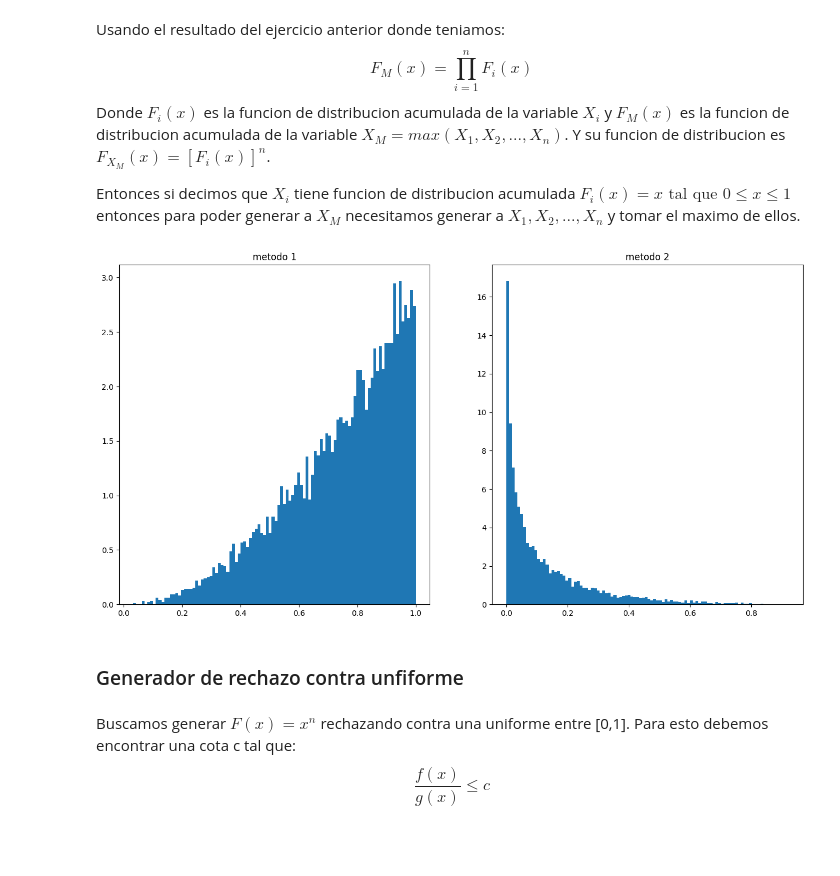
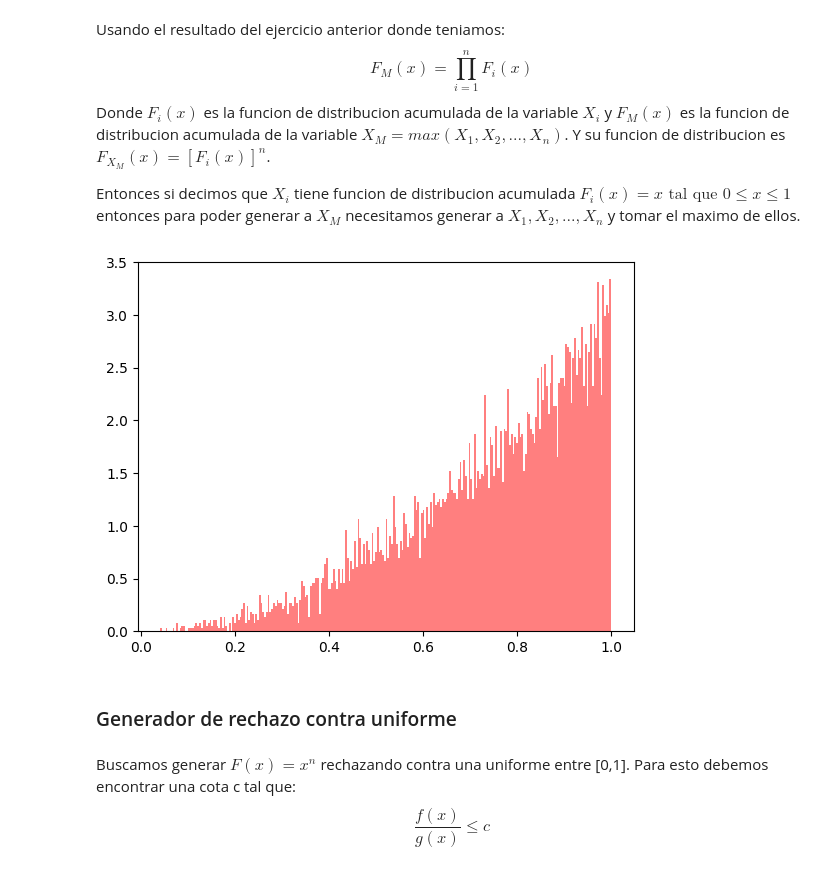
Before and after one commit to AdolfoBanchio/Famaf, a Jupyter notebook: 4to/Modelos y simulacion/Unidad 5-Generar VA continuas/practico5/ejercicio6.ipynb, the cells around one changed output. Drawn from its saved outputs; the diff is of its cells as text; code cells hidden in the pictures; blank space fills up the shorter version.

```diff
--- a/4to/Modelos y simulacion/Unidad 5-Generar VA continuas/practico5/ejercicio6.ipynb
+++ b/4to/Modelos y simulacion/Unidad 5-Generar VA continuas/practico5/ejercicio6.ipynb
@@ -90,18 +85,12 @@ def gen_arechazo_F2(n):
 # %%
 # genero histogramas para las dos formas
 arechazo_f = [gen_arechazo_F(3) for i in range(10000)]
-arechazo_f2 = [gen_arechazo_F2(3) for i in range(10000)]
-
-fig, axes = plt.subplots(1, 2, figsize=(16, 8))
-axes[0].hist(arechazo_f, bins=100, density=True)
-axes[0].set_title('metodo 1')
-axes[1].hist(arechazo_f2, bins=100, density=True)
-axes[1].set_title('metodo 2')
+plt.hist(arechazo_f, bins=256, density=True, alpha=0.5, color='red', label='Aceptacion y rechazo')
 plt.show()
 # %% [output]
-[figure, old version]
+[figure, new version]
 # %% [markdown]
-### Generador de rechazo contra unfiforme
+### Generador de rechazo contra uniforme
 # %% [markdown]
 Buscamos generar $F(x) = x^n$ rechazando contra una uniforme entre [0,1]. Para esto debemos encontrar una cota c tal que:
 $$
```
Also changed, not shown: parts of 3 cells of this notebook, 10 other files.
